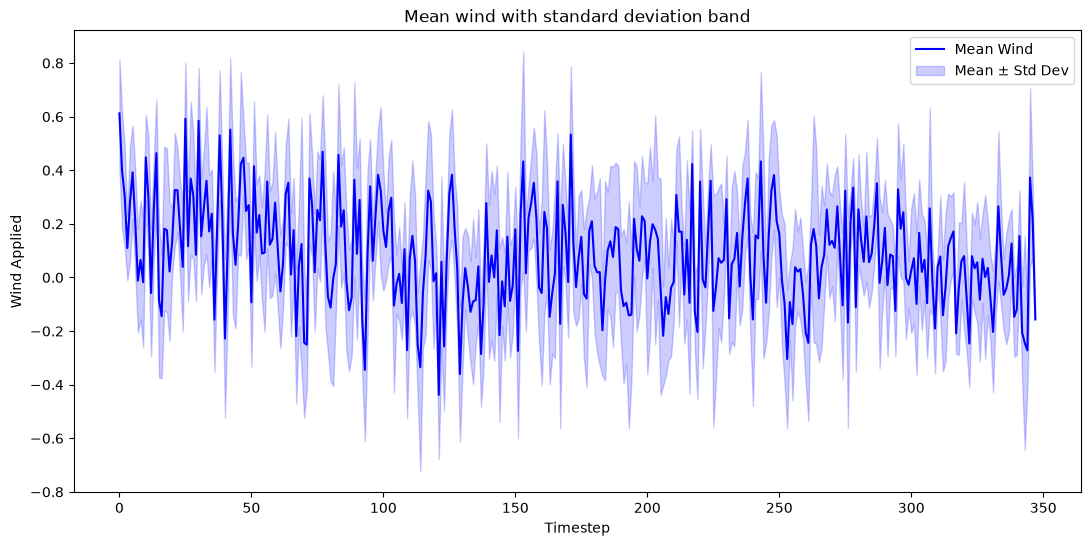
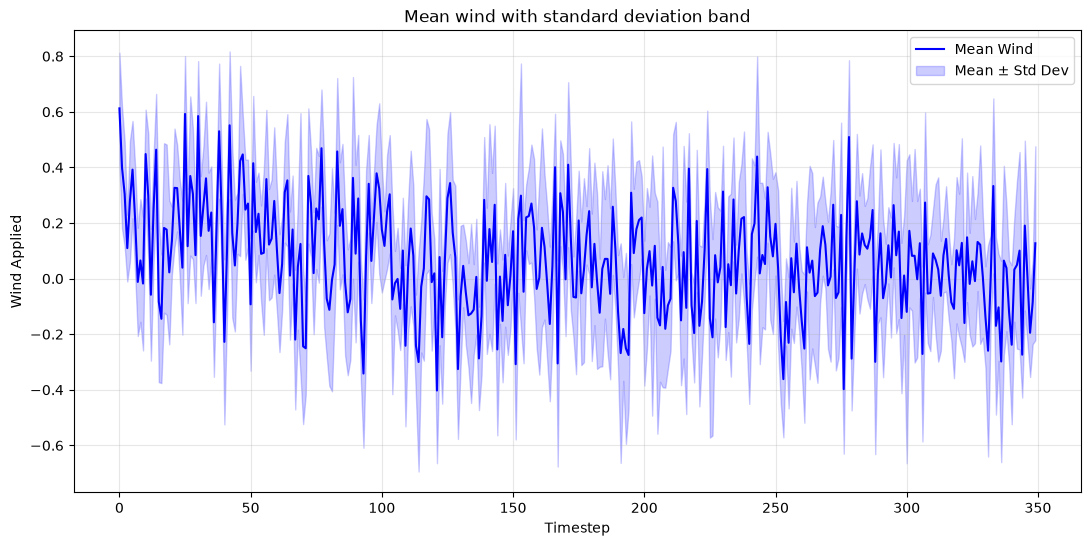
Code edit (unified diff) that turned the first committed figure into the second:
--- before
+++ after
@@ -7,5 +7,5 @@
 for i in range(chain.shape[0]): # loop through each trace
     failure_step = failure_steps[i]
-    active_wind[i, failure_step:] = np.nan #set all wind values after the trace failed to NAN
+    # active_wind[i, failure_step:] = np.nan #set all wind values after the trace failed to NAN
 
 
@@ -28,3 +28,3 @@
 plt.title("Mean wind with standard deviation band")
 plt.legend()
-plt.show()
+plt.grid(alpha=0.3)

Commit: edits